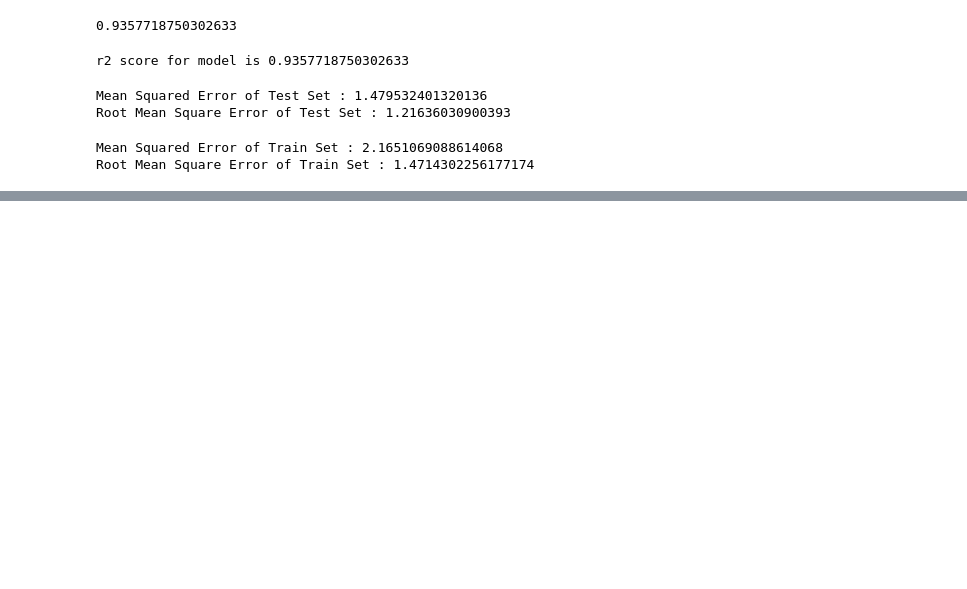
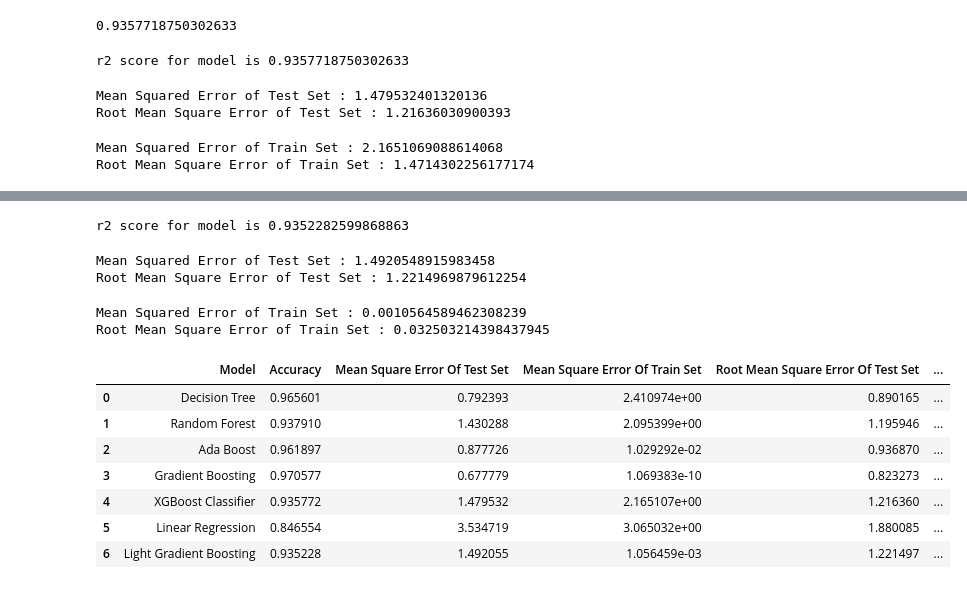
Before and after one commit to rishibi16/ML-Project-On-Cars-Dataset, a Jupyter notebook: ML Project On Car Data.ipynb, the cells around one changed output, grey strips where cells are left out. Cells and saved outputs as stored; diff of their text form; code cells hidden in the pictures; blank space fills up the shorter version.

```diff
--- a/ML Project On Car Data.ipynb
+++ b/ML Project On Car Data.ipynb
@@ -445,0 +477,45 @@ Root Mean Square Error of Train Set : 1.4714302256177174
+# %%
+test_pred_lgb = model_lgb.predict(X_test)
+mse_test_lgb = mean_squared_error(Y_test, test_pred_lgb)
+rmse_test_lgb = np.sqrt(mse_test_lgb)
+# %%
+r2_lgb = r2_score(Y_test, test_pred_lgb)
+print('r2 score for model is', r2_lgb)
+# %% [output]
+r2 score for model is 0.9352282599868863
+# %%
+print(f'Mean Squared Error of Test Set : {mse_test_lgb}')
+print(f'Root Mean Square Error of Test Set : {rmse_test_lgb}')
+# %% [output]
+Mean Squared Error of Test Set : 1.4920548915983458
+Root Mean Square Error of Test Set : 1.2214969879612254
+# %%
+train_pred_lgb = model_lgb.predict(X_train)
+mse_train_lgb = mean_squared_error(Y_train, train_pred_lgb)
+rmse_train_lgb = np.sqrt(mse_train_lgb)
+# %%
+print(f'Mean Squared Error of Train Set : {mse_train_lgb}')
+print(f'Root Mean Square Error of Train Set : {rmse_train_lgb}')
+# %% [output]
+Mean Squared Error of Train Set : 0.0010564589462308239
+Root Mean Square Error of Train Set : 0.032503214398437945
+# %%
+models = pd.DataFrame({
+    "Model": ['Decision Tree', 'Random Forest', 'Ada Boost', 'Gradient Boosting', 'XGBoost Classifier', 'Linear Regression', 'Light Gradient Boosting'],
+    'Accuracy': [r2_dc, r2_rf, r2_ada, r2_gb, r2_xgb, r2_lr, r2_lgb],
+    'Mean Square Error Of Test Set': [mse_test_dc, mse_test_rf, mse_test_ada, mse_test_gb, mse_test_xgb, mse_test_lr, mse_test_lgb],
+    'Mean Square Error Of Train Set': [mse_train_dc, mse_train_rf, mse_train_ada, mse_train_gb, mse_train_xgb, mse_train_lr, mse_train_lgb],
+    'Root Mean Square Error Of Test Set': [rmse_test_dc, rmse_test_rf, rmse_test_ada, rmse_test_gb, rmse_test_xgb, rmse_test_lr, rmse_test_lgb],
+    'Root Mean Square Error Of Train Set': [rmse_train_dc, rmse_train_rf, rmse_train_ada, rmse_train_gb, rmse_train_xgb, rmse_train_lr, rmse_train_lgb]
+})
+# %%
+models
+# %% [output]
+|  | Model | Accuracy | Mean Square Error Of Test Set | Mean Square Error Of Train Set | Root Mean Square Error Of Test Set | ... |
+| 0 | Decision Tree | 0.965601 | 0.792393 | 2.410974e+00 | 0.890165 | ... |
+| 1 | Random Forest | 0.937910 | 1.430288 | 2.095399e+00 | 1.195946 | ... |
+| 2 | Ada Boost | 0.961897 | 0.877726 | 1.029292e-02 | 0.936870 | ... |
+| 3 | Gradient Boosting | 0.970577 | 0.677779 | 1.069383e-10 | 0.823273 | ... |
+| 4 | XGBoost Classifier | 0.935772 | 1.479532 | 2.165107e+00 | 1.216360 | ... |
+| 5 | Linear Regression | 0.846554 | 3.534719 | 3.065032e+00 | 1.880085 | ... |
+| 6 | Light Gradient Boosting | 0.935228 | 1.492055 | 1.056459e-03 | 1.221497 | ... |
```
Also changed, not shown: parts of 40 cells of this notebook.
